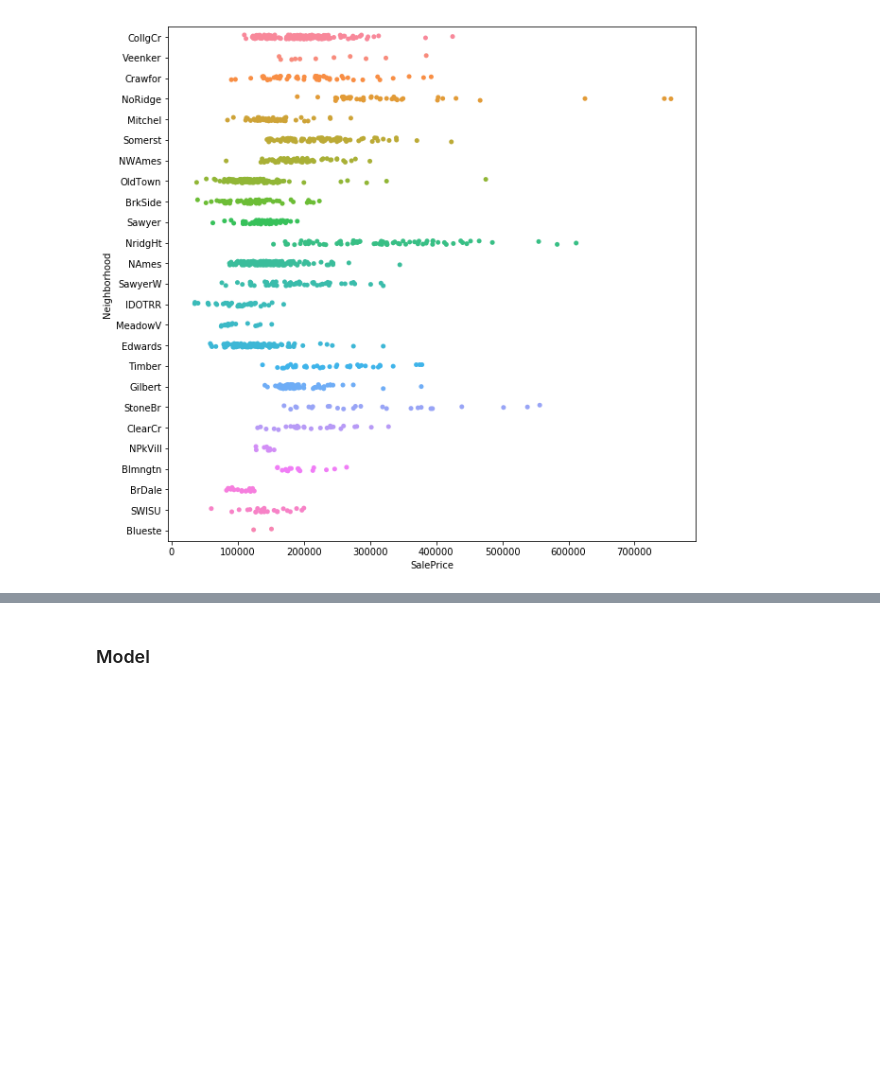
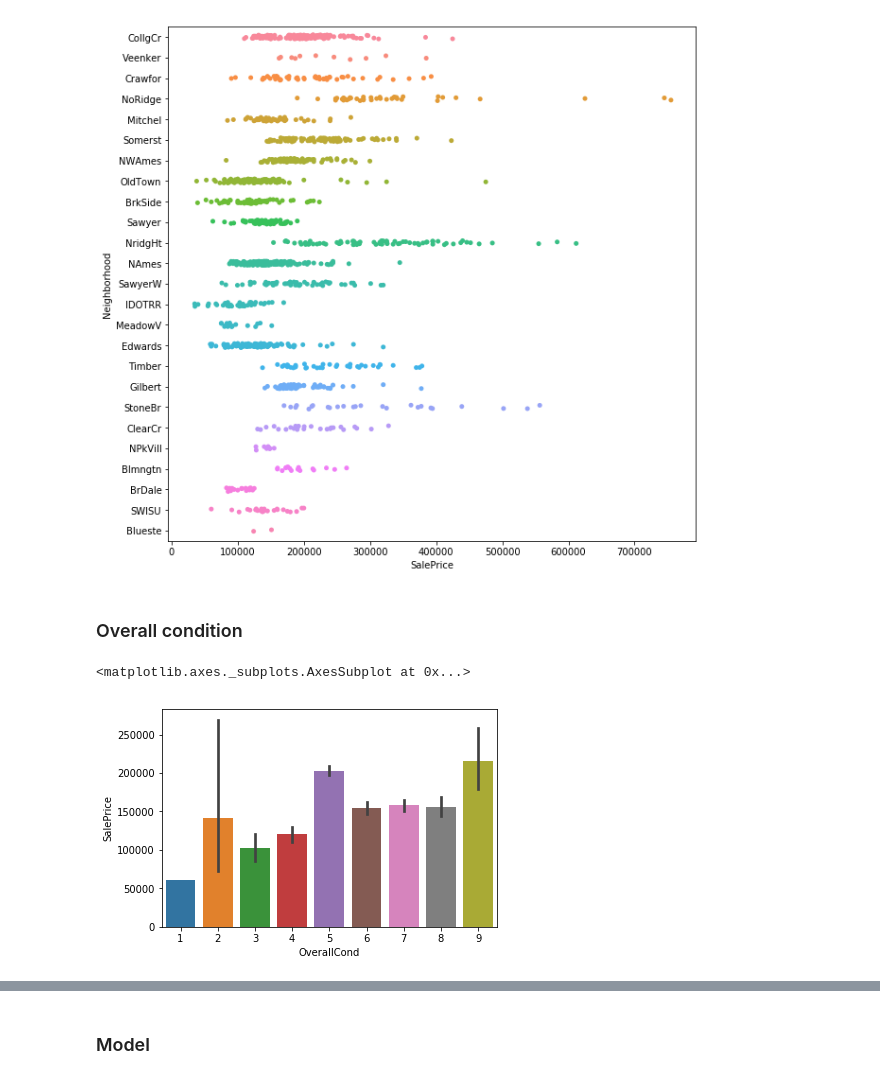
Before and after one commit to StevenDalderop/Ames-Housing-Dataset, a Jupyter notebook: Ames Housing Dataset.ipynb, the cells around one changed output, grey strips where cells are left out. Saved outputs shown, nothing was run; the diff lists cells and outputs as text; code cells hidden in the pictures; blank space fills up the shorter version.

```diff
--- a/Ames Housing Dataset.ipynb
+++ b/Ames Housing Dataset.ipynb
@@ -103,3 +135,10 @@ sns.stripplot(y="Neighborhood",x="SalePrice",data=train,jitter=True)
 # %% [output]
 <matplotlib.axes._subplots.AxesSubplot at 0x...>
 [figure]
+# %% [markdown]
+### Overall condition
+# %%
+sns.barplot(x="OverallCond",y="SalePrice",data=train)
+# %% [output]
+<matplotlib.axes._subplots.AxesSubplot at 0x...>
+[figure, added]
```
Also changed, not shown: parts of 37 cells of this notebook, 1 other file.
